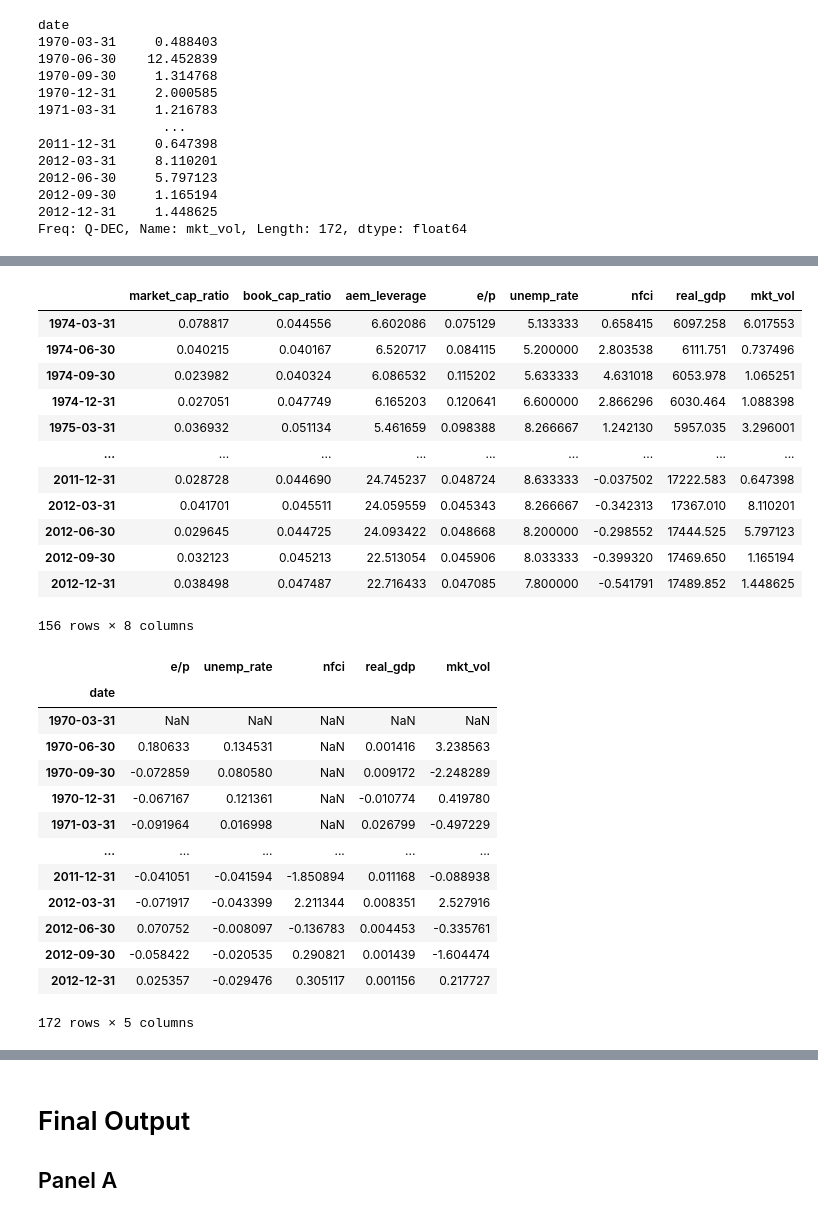
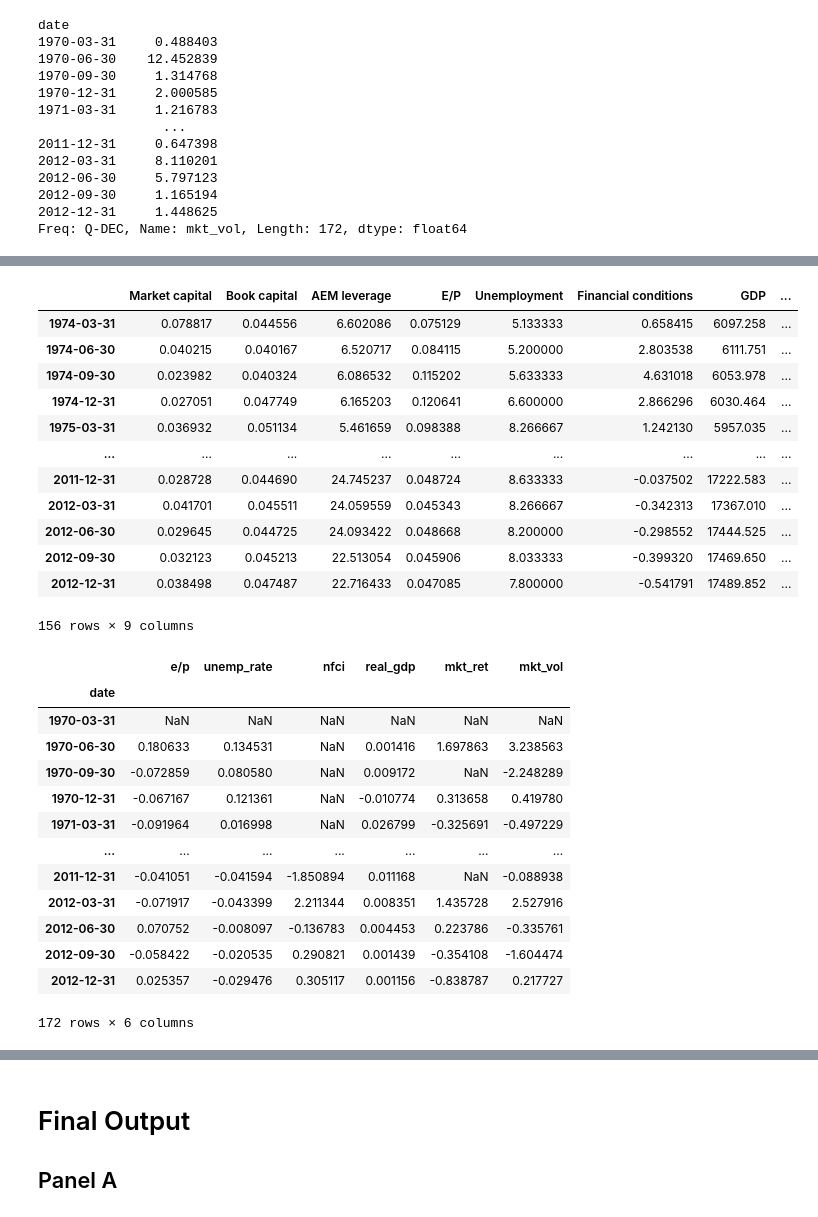
Before and after one commit to 1scarecrow1/intermediary-asset-pricing, a Jupyter notebook: src/Table03_v2.ipynb, the cells around one changed output, grey strips where cells are left out. Saved outputs shown, nothing was run; the diff lists cells and outputs as text; code cells hidden in the pictures.

```diff
--- a/src/Table03_v2.ipynb
+++ b/src/Table03_v2.ipynb
@@ -838,0 +841,14 @@ Freq: Q-DEC, Name: mkt_vol, Length: 172, dtype: float64
+# %%
+import pandas_datareader.data as web
+
+startdate = '19700101'
+enddate = '20121231'
+
+rawdata = web.DataReader('F-F_Research_Data_5_Factors_2x3', data_source='famafrench',start=startdate,end=enddate)
+ff_facs = rawdata[0] / 100
+# convert the yyyy-mm to timestamp object. default is to put first of month, but should be end of month
+ff_facs = ff_facs.to_timestamp().resample('Q').last()
+ff_facs.rename(columns={'Mkt-RF':'MKT'},inplace=True)
+ff_facs.rename(columns={'MKT':'mkt_ret'},inplace=True)
+
+ff_facs
@@ -839,5 +870,6 @@ Freq: Q-DEC, Name: mkt_vol, Length: 172, dtype: float64
 # %%
 macro_merged = shiller_cape[['e/p']].merge(macro_data[['unemp_rate', 'nfci', 'real_gdp']], left_index=True, right_index=True)
+macro_merged = macro_merged.merge(ff_facs[['mkt_ret']],left_index=True, right_index=True)
 macro_merged = macro_merged.merge(annualized_volatility, left_index=True, right_index=True)
 macro_merged
 # %% [output]
@@ -858,37 +890,39 @@ macro_merged
 # %%
 levels2 = levels.merge(macro_merged, left_index=True, right_index=True)
+levels2.columns = ['Market capital', 'Book capital', 'AEM leverage',
+                    'E/P', 'Unemployment', 'Financial conditions', 'GDP', 'Market excess return', 'Market volatility']
 levels2
 # %% [output]
-|  | market_cap_ratio | book_cap_ratio | aem_leverage | e/p | unemp_rate | nfci | real_gdp | mkt_vol |
-| 1974-03-31 | 0.078817 | 0.044556 | 6.602086 | 0.075129 | 5.133333 | 0.658415 | 6097.258 | 6.017553 |
-| 1974-06-30 | 0.040215 | 0.040167 | 6.520717 | 0.084115 | 5.200000 | 2.803538 | 6111.751 | 0.737496 |
-| 1974-09-30 | 0.023982 | 0.040324 | 6.086532 | 0.115202 | 5.633333 | 4.631018 | 6053.978 | 1.065251 |
-| 1974-12-31 | 0.027051 | 0.047749 | 6.165203 | 0.120641 | 6.600000 | 2.866296 | 6030.464 | 1.088398 |
-| 1975-03-31 | 0.036932 | 0.051134 | 5.461659 | 0.098388 | 8.266667 | 1.242130 | 5957.035 | 3.296001 |
+|  | Market capital | Book capital | AEM leverage | E/P | Unemployment | Financial conditions | GDP | ... |
+| 1974-03-31 | 0.078817 | 0.044556 | 6.602086 | 0.075129 | 5.133333 | 0.658415 | 6097.258 | ... |
+| 1974-06-30 | 0.040215 | 0.040167 | 6.520717 | 0.084115 | 5.200000 | 2.803538 | 6111.751 | ... |
+| 1974-09-30 | 0.023982 | 0.040324 | 6.086532 | 0.115202 | 5.633333 | 4.631018 | 6053.978 | ... |
+| 1974-12-31 | 0.027051 | 0.047749 | 6.165203 | 0.120641 | 6.600000 | 2.866296 | 6030.464 | ... |
+| 1975-03-31 | 0.036932 | 0.051134 | 5.461659 | 0.098388 | 8.266667 | 1.242130 | 5957.035 | ... |
 | ... | ... | ... | ... | ... | ... | ... | ... | ... |
-| 2011-12-31 | 0.028728 | 0.044690 | 24.745237 | 0.048724 | 8.633333 | -0.037502 | 17222.583 | 0.647398 |
-| 2012-03-31 | 0.041701 | 0.045511 | 24.059559 | 0.045343 | 8.266667 | -0.342313 | 17367.010 | 8.110201 |
-| 2012-06-30 | 0.029645 | 0.044725 | 24.093422 | 0.048668 | 8.200000 | -0.298552 | 17444.525 | 5.797123 |
-| 2012-09-30 | 0.032123 | 0.045213 | 22.513054 | 0.045906 | 8.033333 | -0.399320 | 17469.650 | 1.165194 |
-| 2012-12-31 | 0.038498 | 0.047487 | 22.716433 | 0.047085 | 7.800000 | -0.541791 | 17489.852 | 1.448625 |
+| 2011-12-31 | 0.028728 | 0.044690 | 24.745237 | 0.048724 | 8.633333 | -0.037502 | 17222.583 | ... |
+| 2012-03-31 | 0.041701 | 0.045511 | 24.059559 | 0.045343 | 8.266667 | -0.342313 | 17367.010 | ... |
+| 2012-06-30 | 0.029645 | 0.044725 | 24.093422 | 0.048668 | 8.200000 | -0.298552 | 17444.525 | ... |
+| 2012-09-30 | 0.032123 | 0.045213 | 22.513054 | 0.045906 | 8.033333 | -0.399320 | 17469.650 | ... |
+| 2012-12-31 | 0.038498 | 0.047487 | 22.716433 | 0.047085 | 7.800000 | -0.541791 | 17489.852 | ... |
-156 rows × 8 columns
+156 rows × 9 columns
 # %%
 macro_merged_2 = np.log(macro_merged / macro_merged.shift(1))
 macro_merged_2
 # %% [output]
-|  | e/p | unemp_rate | nfci | real_gdp | mkt_vol |
-| date |  |  |  |  |  |
-| 1970-03-31 | NaN | NaN | NaN | NaN | NaN |
-| 1970-06-30 | 0.180633 | 0.134531 | NaN | 0.001416 | 3.238563 |
-| 1970-09-30 | -0.072859 | 0.080580 | NaN | 0.009172 | -2.248289 |
-| 1970-12-31 | -0.067167 | 0.121361 | NaN | -0.010774 | 0.419780 |
-| 1971-03-31 | -0.091964 | 0.016998 | NaN | 0.026799 | -0.497229 |
-| ... | ... | ... | ... | ... | ... |
-| 2011-12-31 | -0.041051 | -0.041594 | -1.850894 | 0.011168 | -0.088938 |
-| 2012-03-31 | -0.071917 | -0.043399 | 2.211344 | 0.008351 | 2.527916 |
-| 2012-06-30 | 0.070752 | -0.008097 | -0.136783 | 0.004453 | -0.335761 |
-| 2012-09-30 | -0.058422 | -0.020535 | 0.290821 | 0.001439 | -1.604474 |
-| 2012-12-31 | 0.025357 | -0.029476 | 0.305117 | 0.001156 | 0.217727 |
+|  | e/p | unemp_rate | nfci | real_gdp | mkt_ret | mkt_vol |
+| date |  |  |  |  |  |  |
+| 1970-03-31 | NaN | NaN | NaN | NaN | NaN | NaN |
+| 1970-06-30 | 0.180633 | 0.134531 | NaN | 0.001416 | 1.697863 | 3.238563 |
+| 1970-09-30 | -0.072859 | 0.080580 | NaN | 0.009172 | NaN | -2.248289 |
+| 1970-12-31 | -0.067167 | 0.121361 | NaN | -0.010774 | 0.313658 | 0.419780 |
+| 1971-03-31 | -0.091964 | 0.016998 | NaN | 0.026799 | -0.325691 | -0.497229 |
+| ... | ... | ... | ... | ... | ... | ... |
+| 2011-12-31 | -0.041051 | -0.041594 | -1.850894 | 0.011168 | NaN | -0.088938 |
+| 2012-03-31 | -0.071917 | -0.043399 | 2.211344 | 0.008351 | 1.435728 | 2.527916 |
+| 2012-06-30 | 0.070752 | -0.008097 | -0.136783 | 0.004453 | 0.223786 | -0.335761 |
+| 2012-09-30 | -0.058422 | -0.020535 | 0.290821 | 0.001439 | -0.354108 | -1.604474 |
+| 2012-12-31 | 0.025357 | -0.029476 | 0.305117 | 0.001156 | -0.838787 | 0.217727 |
-172 rows × 5 columns
+172 rows × 6 columns
 # %%
 factors2 = factors.merge(macro_merged_2, left_index=True, right_index=True)
```
Also changed, not shown: parts of 10 cells of this notebook, 1 other file.
